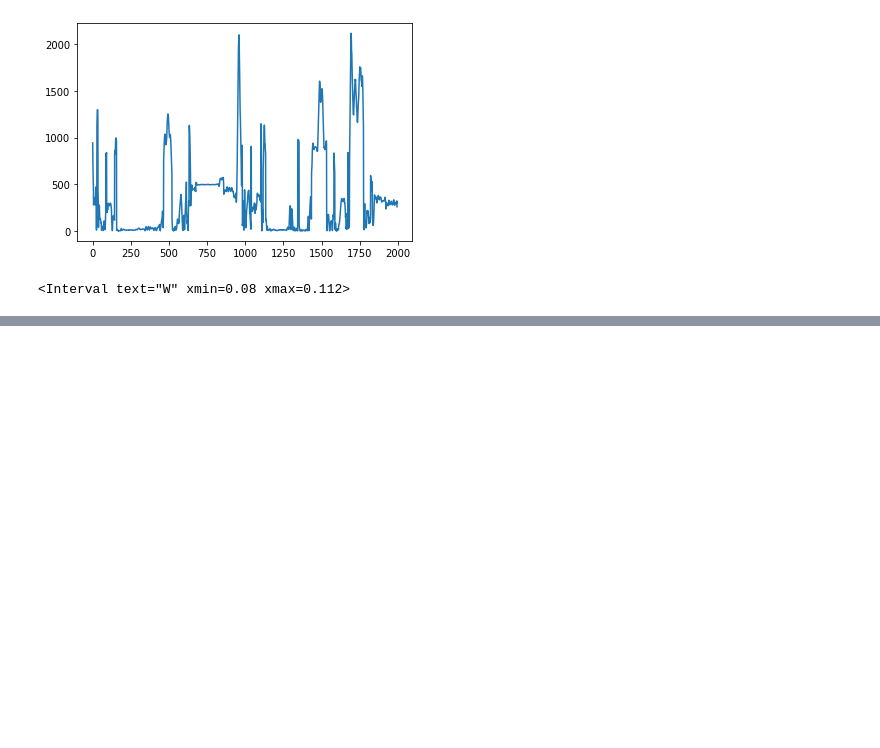
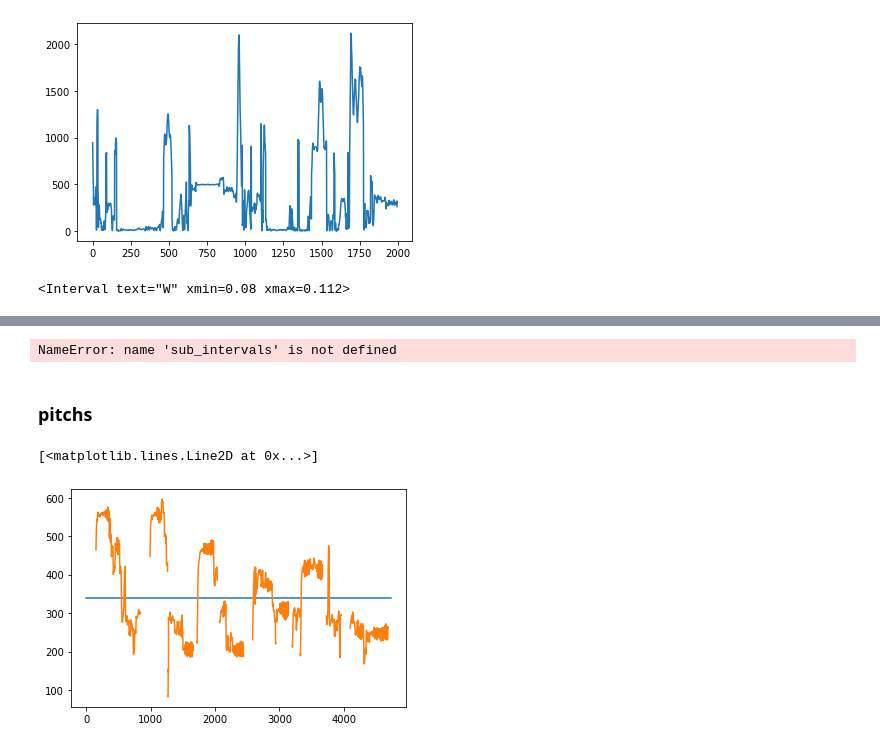
Before and after one commit to EvanSamaa/jali_sing, a Jupyter notebook: Singing Analysis.ipynb, the cells around one changed output, grey strips where cells are left out. Saved outputs shown, nothing was run; the diff lists cells and outputs as text; code cells hidden in the pictures; blank space fills up the shorter version.

```diff
--- a/Singing Analysis.ipynb
+++ b/Singing Analysis.ipynb
@@ -286,0 +392,6 @@ phoneme_alignment.write("/Volumes/EVAN_DISK/Speech_data_set/alignment_test/align
+# %%
+from util.sound_processing import *
+
+dir = "E:/Structured_data/cry_me_a_river_ella_fitzgerald"
+file_name_template = "audio_1"
+aligned_audio = combine_lyric_alignment_textgrids(dir, file_name_template)
@@ -286,0 +480,37 @@ phoneme_alignment.write("/Volumes/EVAN_DISK/Speech_data_set/alignment_test/align
+# %%
+vibrato_intervals = []
+for i in range(0, len(sub_intervals)):
+    interval = sub_intervals[i]
+    phone = phoneme_list[i]
+    if phone in VOWELS:
+        xs_phone = xs[interval[0]:interval[1]]
+        temp_vib_interval = compute_vibrato_intervals(aligned_audio, f(xs_phone), xs_phone, aligned_audio.dt)
+        vib_interval = []
+        # merge these intervals in necessary
+        j = 0
+        while j <= len(temp_vib_interval)-1:
+            if j == len(temp_vib_interval)-1:
+                vib_interval.append(temp_vib_interval[j])
+                j = j + 1
+            elif abs(temp_vib_interval[j][1] - temp_vib_interval[j+1][0]) <= aligned_audio.dt * 2.5:
+                vib_interval.append([temp_vib_interval[j][0], temp_vib_interval[j+1][0]])
+                j = j + 2
+            else:
+                vib_interval.append(temp_vib_interval[j])
+                j = j + 1
+        if j == 0:
+            vib_interval = temp_vib_interval
+        print(vib_interval)
+# %% [output]
+NameError: name 'sub_intervals' is not defined
+# %% [markdown]
+### pitchs
+# %%
+VOWELS = set(['AA', 'AE', 'AH', 'AO', 'AW', 'AY', 'EH', 'EY', 'IH', 'IY', 'OW', 'OY', 'UH', 'UW', "ER"])
+freq = aligned_audio.pitch.selected_array["frequency"]
+xs = aligned_audio.pitch.xs()
+phoneme_interval_index = get_subarrays_indexes_from_time_interval(phoneme_intervals, xs)
+# smooth frequency so it does not have sudden jumps during silence
+freq[freq==0] = np.nan
+# use interpolation to deal with missing value in the pitch prediction
+f = interp1d(xs, freq, kind="linear")
@@ -286,0 +521,8 @@ phoneme_alignment.write("/Volumes/EVAN_DISK/Speech_data_set/alignment_test/align
+# %%
+q = np.nanpercentile(freq, [2, 98])
+passagio = q[0] + 0.4 * (q[1] - q[0])
+plt.plot([0, freq.shape[0]], [passagio, passagio])
+plt.plot(freq)
+# %% [output]
+[<matplotlib.lines.Line2D at 0x...>]
+[figure, added]
```
Also changed, not shown: parts of 38 cells of this notebook, 3 other files.
